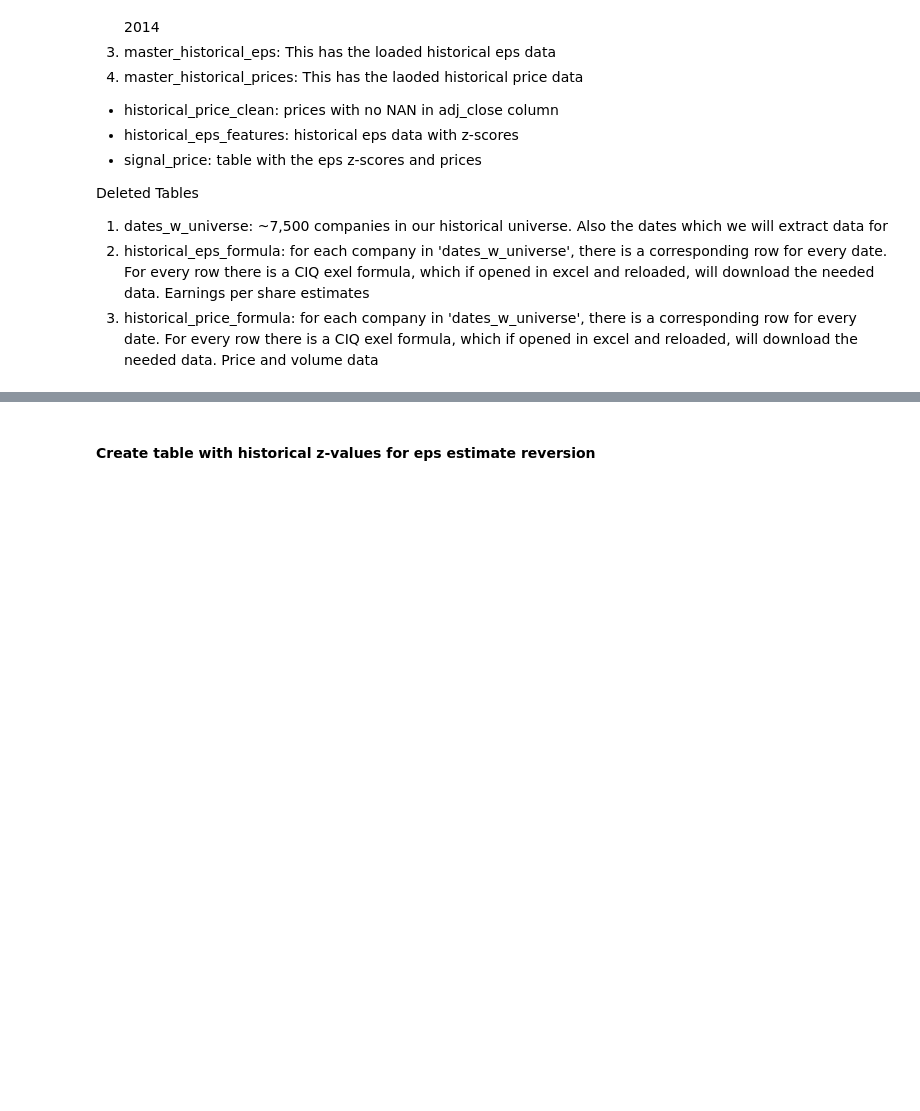
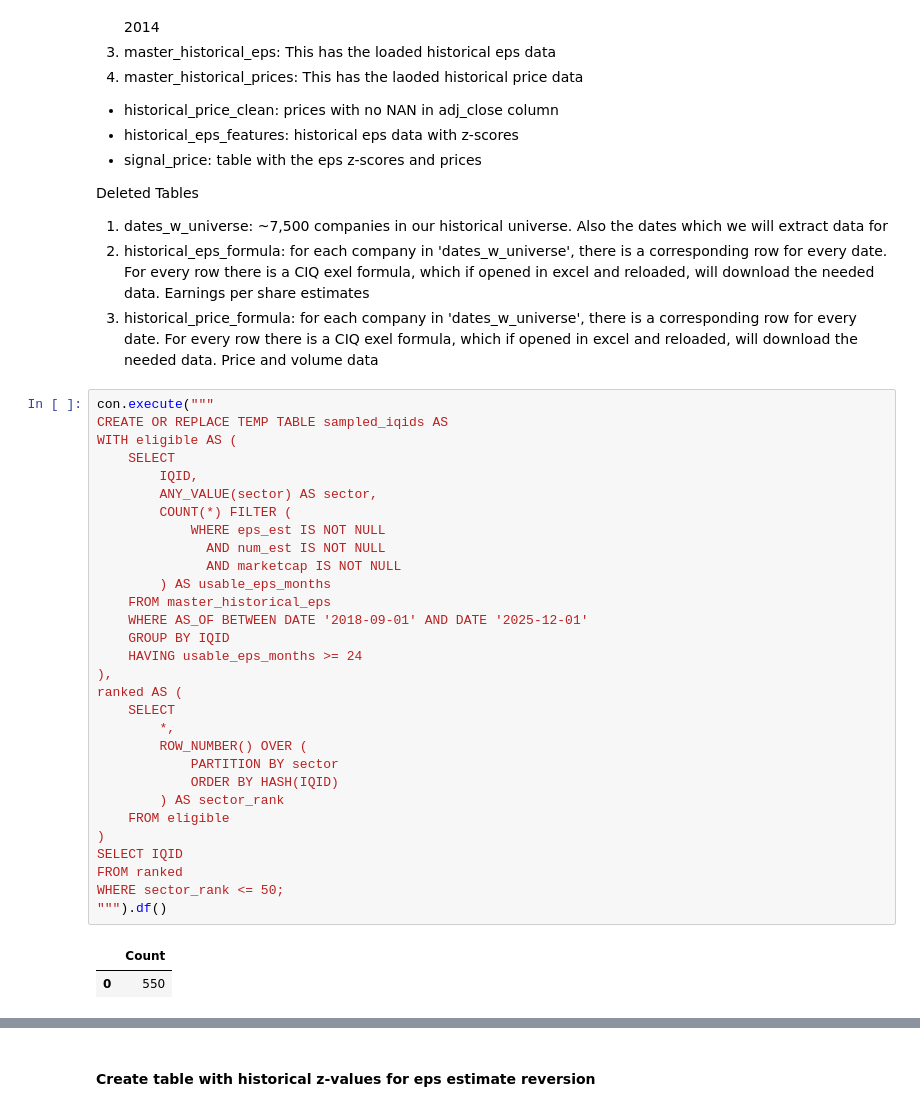
Before and after one commit to adamfowliee/FedContracts_AlgoTrading, a Jupyter notebook: signal_validation.ipynb, the cells around one changed output, grey strips where cells are left out. Cells and saved outputs as stored; diff of their text form; blank space fills up the shorter version.

```diff
--- a/signal_validation.ipynb
+++ b/signal_validation.ipynb
@@ -33,3 +33,36 @@ Deleted Tables
 1. dates_w_universe: ~7,500 companies in our historical universe. Also the dates which we will extract data for
 2. historical_eps_formula: for each company in 'dates_w_universe', there is a corresponding row for every date. For every row there is a CIQ exel formula, which if opened in excel and reloaded, will download the needed data. Earnings per share estimates
 3. historical_price_formula: for each company in 'dates_w_universe', there is a corresponding row for every date. For every row there is a CIQ exel formula, which if opened in excel and reloaded, will download the needed data. Price and volume data
+# %%
+con.execute("""
+CREATE OR REPLACE TEMP TABLE sampled_iqids AS
+WITH eligible AS (
+    SELECT
+        IQID,
+        ANY_VALUE(sector) AS sector,
+        COUNT(*) FILTER (
+            WHERE eps_est IS NOT NULL
+              AND num_est IS NOT NULL
+              AND marketcap IS NOT NULL
+        ) AS usable_eps_months
+    FROM master_historical_eps
+    WHERE AS_OF BETWEEN DATE '2018-09-01' AND DATE '2025-12-01'
+    GROUP BY IQID
+    HAVING usable_eps_months >= 24
+),
+ranked AS (
+    SELECT
+        *,
+        ROW_NUMBER() OVER (
+            PARTITION BY sector
+            ORDER BY HASH(IQID)
+        ) AS sector_rank
+    FROM eligible
+)
+SELECT IQID
+FROM ranked
+WHERE sector_rank <= 50;
+""").df()
+# %% [output]
+|  | Count |
+| 0 | 550 |
```
Also changed, not shown: parts of 12 cells of this notebook, 12 other files.
